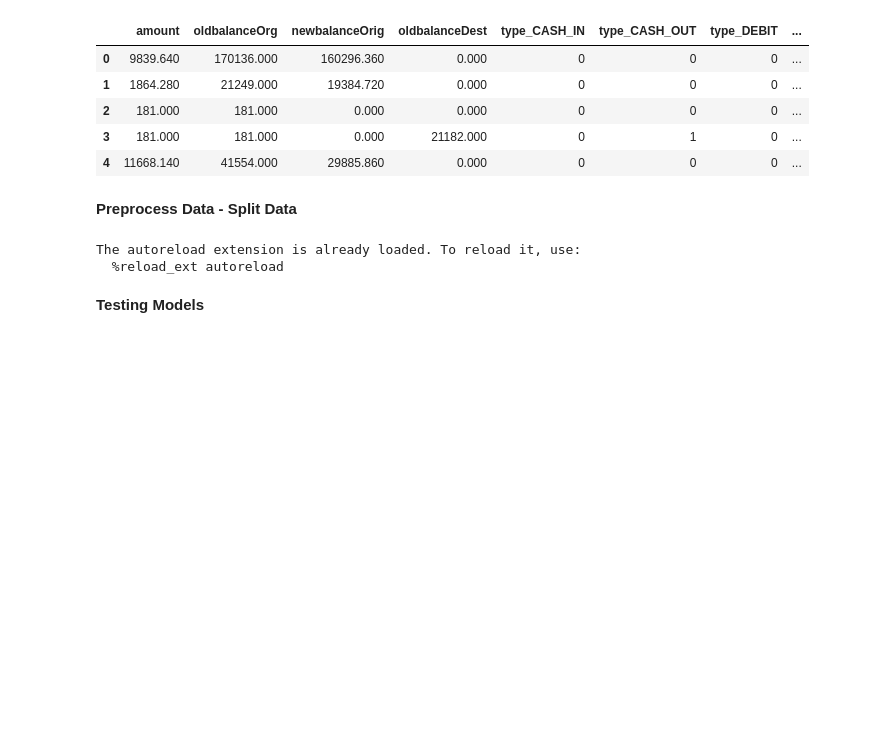
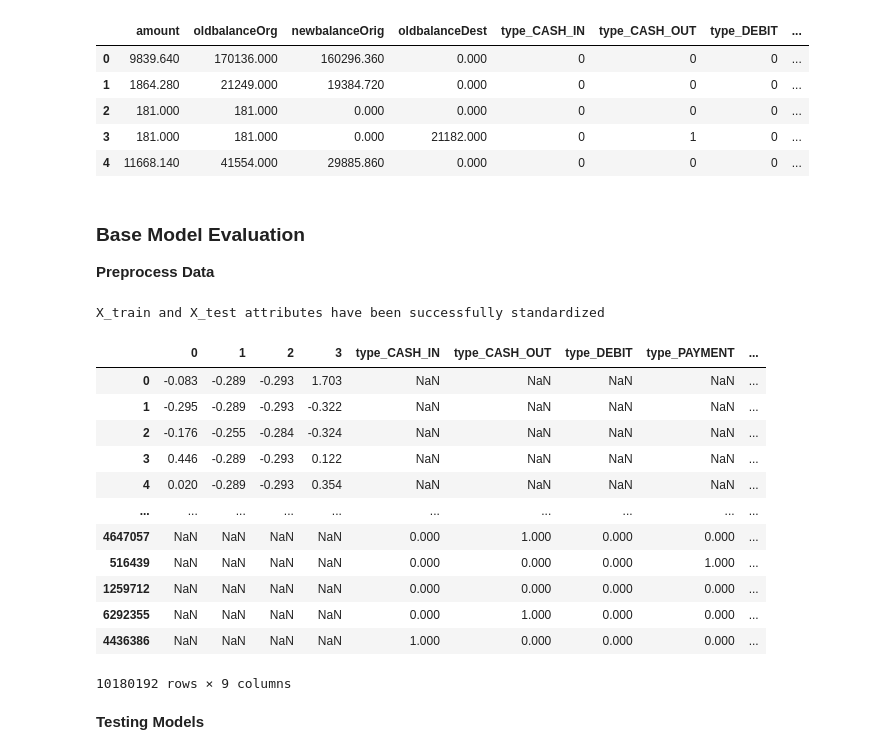
Before and after one commit to KishenSharma6/CreditFraudAnalysis, a Jupyter notebook: notebooks/Modeling/03132021_Model_Training.ipynb, the cells around one changed output. Cells and saved outputs as stored; diff of their text form; code cells hidden in the pictures; blank space fills up the shorter version.

```diff
--- a/notebooks/Modeling/03132021_Model_Training.ipynb
+++ b/notebooks/Modeling/03132021_Model_Training.ipynb
@@ -64,2 +66,4 @@ display(dummies.head())
 # %% [markdown]
-**Preprocess Data - Split Data**
+### Base Model Evaluation
+
+**Preprocess Data**
@@ -68,12 +70,36 @@ os.chdir(config['paths']['home'])
-# %%
-%load_ext autoreload
-%autoreload from src.models.modeling import Models
-from src.models.modeling import Models
-
-baseEval= Models()
-# %% [output]
-The autoreload extension is already loaded. To reload it, use:
-  %reload_ext autoreload
+# %%
+#Load libraries
+os.chdir(config['paths']['home'])
+from src.models.modeling import Models
+
+#Seperate data into X and y
+X= dummies.iloc[:, :-1]
+y= dummies.iloc[:, -1]
+
+#Init baseEval object and split data
+baseEval= Models(X,y)
+
+baseEval.split_data(test_size=.2)
+# %%
+baseEval.standardize_data(cols=cols)
+# %% [output]
+X_train and X_test attributes have been successfully standardized
+# %%
+baseEval.X_train_transformed
+# %% [output]
+|  | 0 | 1 | 2 | 3 | type_CASH_IN | type_CASH_OUT | type_DEBIT | type_PAYMENT | ... |
+| 0 | -0.083 | -0.289 | -0.293 | 1.703 | NaN | NaN | NaN | NaN | ... |
+| 1 | -0.295 | -0.289 | -0.293 | -0.322 | NaN | NaN | NaN | NaN | ... |
+| 2 | -0.176 | -0.255 | -0.284 | -0.324 | NaN | NaN | NaN | NaN | ... |
+| 3 | 0.446 | -0.289 | -0.293 | 0.122 | NaN | NaN | NaN | NaN | ... |
+| 4 | 0.020 | -0.289 | -0.293 | 0.354 | NaN | NaN | NaN | NaN | ... |
+| ... | ... | ... | ... | ... | ... | ... | ... | ... | ... |
+| 4647057 | NaN | NaN | NaN | NaN | 0.000 | 1.000 | 0.000 | 0.000 | ... |
+| 516439 | NaN | NaN | NaN | NaN | 0.000 | 0.000 | 0.000 | 1.000 | ... |
+| 1259712 | NaN | NaN | NaN | NaN | 0.000 | 0.000 | 0.000 | 0.000 | ... |
+| 6292355 | NaN | NaN | NaN | NaN | 0.000 | 1.000 | 0.000 | 0.000 | ... |
+| 4436386 | NaN | NaN | NaN | NaN | 1.000 | 0.000 | 0.000 | 0.000 | ... |
+10180192 rows × 9 columns
 # %% [markdown]
 **Testing Models**
 # %%
```
Also changed, not shown: parts of 7 cells of this notebook.
